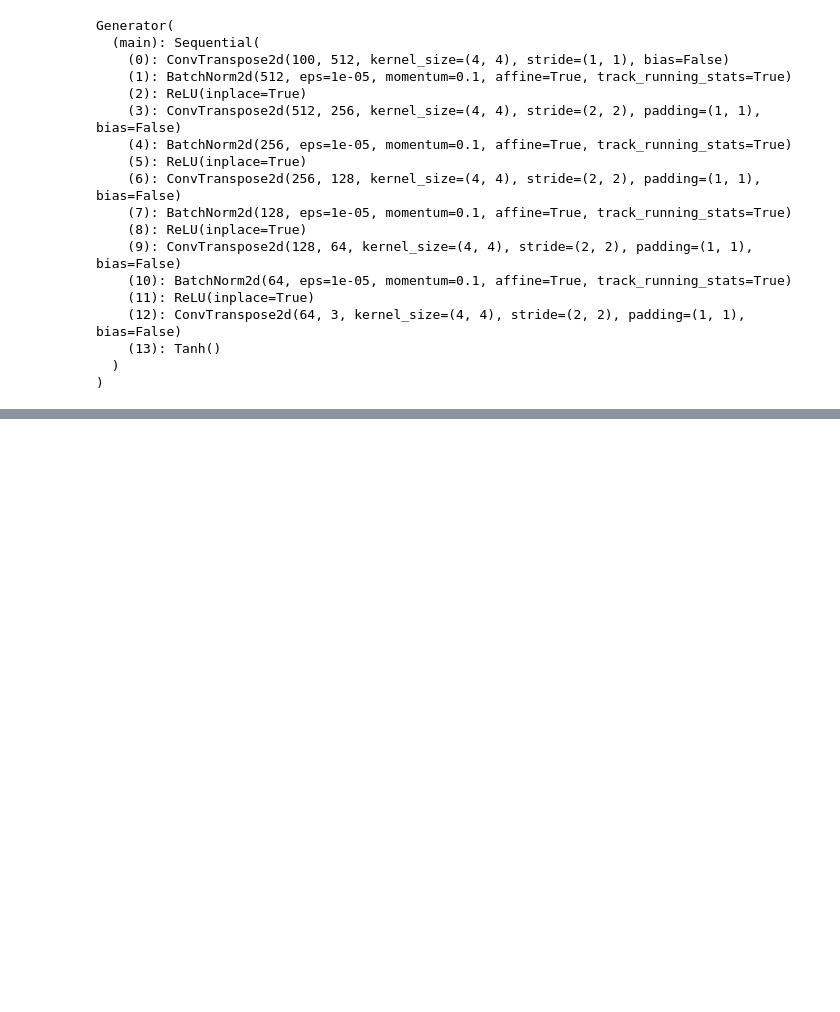
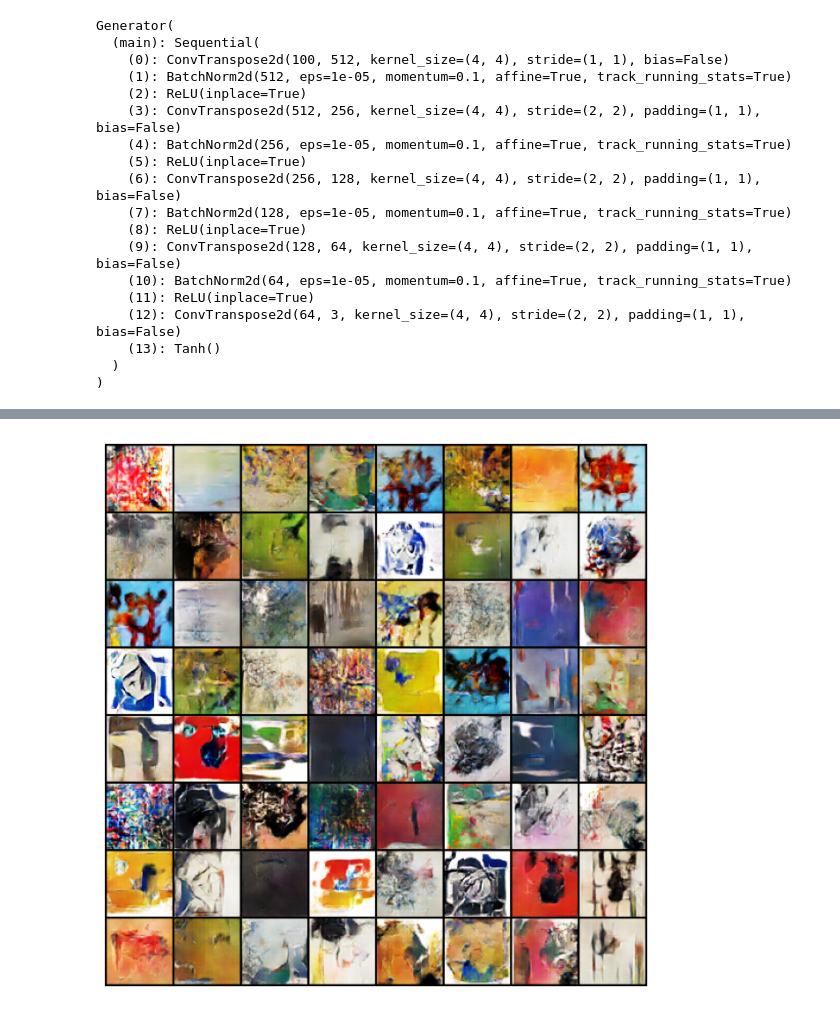
Before and after one commit to One-eyed-warrior/Abstract-Art-WGAN, a Jupyter notebook: abstract-art-dcgan.ipynb, the cells around one changed output, grey strips where cells are left out. Drawn from its saved outputs; the diff is of its cells as text; code cells hidden in the pictures; blank space fills up the shorter version.

```diff
--- a/abstract-art-dcgan.ipynb
+++ b/abstract-art-dcgan.ipynb
@@ -10,7 +10,7 @@ import pandas as pd # data processing, CSV file I/O (e.g. pd.read_csv)
 # For example, running this (by clicking run or pressing Shift+Enter) will list all files under the input directory
 
 import os
-for dirname, _, filenames in os.walk('/kaggle/input'):
+for dirname, _, filenames in os.walk(r'C:\Users\Sid\Downloads\archive\Abstract_gallery\Abstract_gallery'):
     for filename in filenames:
         print(os.path.join(dirname, filename))
 
@@ -186,47 +185,80 @@ Generator(
 # %%
 num_epochs = 500
 # %%
+import os
+import torch
+import torch.optim as optim
+from torchvision.utils import save_image, make_grid
+import matplotlib.pyplot as plt
 
+
+def save_samples(generator, latent_tensors, epoch, batch_idx, device, show=True):
+    sample_dir = r'C:\Users\Sid\Documents\WGAN'
+    os.makedirs(sample_dir, exist_ok=True)
+
+    with torch.no_grad():
+        generator.eval()
+        fake_images = generator(latent_tensors.to(device))
+        generator.train()
+
+    # Save the images as a grid
+    grid = make_grid(fake_images, nrow=8, normalize=True)
+    save_path = os.path.join(sample_dir, f"epoch_{epoch}_batch_{batch_idx}.png")
+    save_image(grid, save_path)
+
+    if show:
+        plt.figure(figsize=(8, 8))
+        plt.axis("off")
+        plt.imshow(grid.permute(1, 2, 0).cpu().numpy())
+        plt.show()
+
+
+# Create a fixed latent tensor for consistent comparisons
+fixed_latent = torch.randn(64, 100, 1, 1, device=device)
+
+# Your existing optimizer setup
 optimizerD = optim.RMSprop(modelD.parameters(), lr=0.00005)
 optimizerG = optim.RMSprop(modelG.parameters(), lr=0.00005)
 
-
 n_critic = 5
 clip_value = 0.01
+save_interval = 500  # Save images every 500 batches, adjust as needed
 
 for epoch in range(num_epochs):
     for i, data in enumerate(dataloader, 0):
-
-
+        # Your existing critic training loop
         for _ in range(n_critic):
             modelD.zero_grad()
-
 
             real_images = data[0].to(device)
             output_real = modelD(real_images)
             D_loss_real = -torch.mean(output_real)
-
 
             noise = torch.randn(batch_size, 100, 1, 1, device=device)
             fake_images = modelG(noise)
             output_fake = modelD(fake_images.detach())
             D_loss_fake = torch.mean(output_fake)
 
-
             D_loss = D_loss_real + D_loss_fake
             D_loss.backward()
             optimizerD.step()
 
-
             for p in modelD.parameters():
                 p.data.clamp_(-clip_value, clip_value)
 
-
+        # Your existing generator training step
         modelG.zero_grad()
         output = modelD(fake_images)
         G_loss = -torch.mean(output)
         G_loss.backward()
         optimizerG.step()
 
+        # Save samples periodically
+        if i % save_interval == 0:
+            save_samples(modelG, fixed_latent, epoch, i, device, show=False)
+
     print(f'Epoch [{epoch+1}/{num_epochs}], D_loss: {D_loss.item()}, G_loss: {G_loss.item()}')
+
+# Save final results after training
+save_samples(modelG, fixed_latent, num_epochs, 'final', device, show=True)
 # %% [output]
@@ -250,3 +282,4 @@ Epoch [500/500], D_loss: -1.0786551237106323, G_loss: 0.4909329116344452
+[figure, added]
 # %%
 torch.save(modelG.state_dict(), 'G.pth')
 torch.save(modelD.state_dict(), 'D.pth')
```
Also changed, not shown: parts of 6 cells of this notebook.
